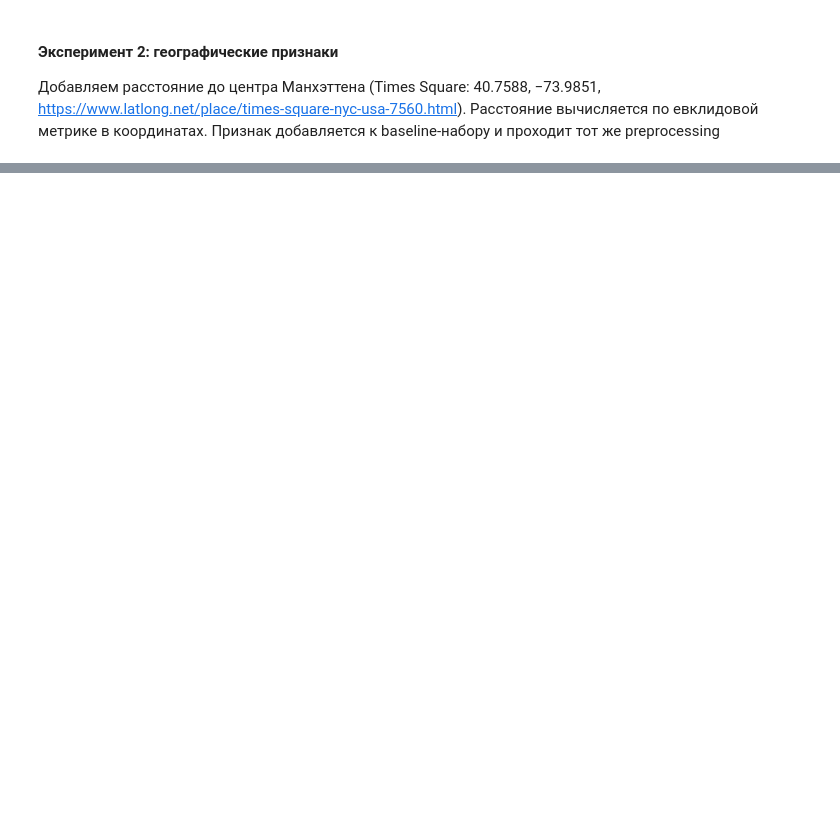
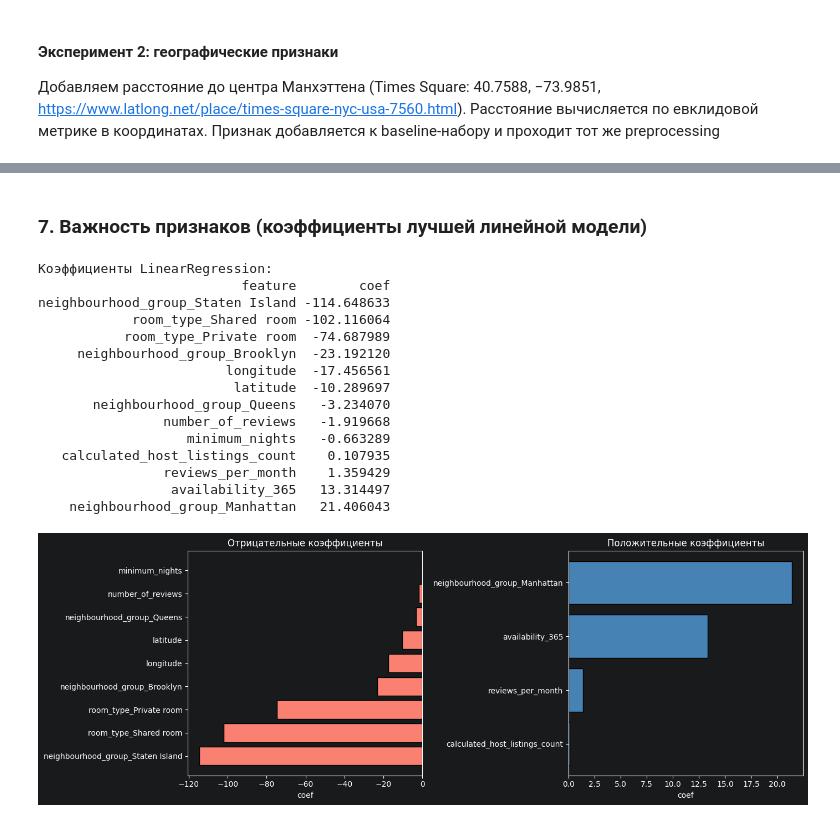
Before and after one commit to togoltsova/ML-Basic, a Jupyter notebook: homework_10/homework_10_fix.ipynb, the cells around one changed output, grey strips where cells are left out. Cells and saved outputs as stored; diff of their text form; code cells hidden in the pictures; blank space fills up the shorter version.

```diff
--- a/homework_10/homework_10_fix.ipynb
+++ b/homework_10/homework_10_fix.ipynb
@@ -899,0 +1130,45 @@ X_train_exp2[['latitude', 'longitude', 'dist_to_center']].head()
+# %% [markdown]
+### 7. Важность признаков (коэффициенты лучшей линейной модели)
+# %%
+# Коэффициенты модели
+coef_df = pd.DataFrame({
+    'feature': baseline_col_names,
+    'coef': best_baseline_model.coef_,
+}).sort_values('coef')
+
+print(f'Коэффициенты {best_baseline_name}:')
+print(coef_df.to_string(index=False))
+
+fig, axes = plt.subplots(1, 2, figsize=(14, 5))
+
+# Наиболее отрицательные
+neg = coef_df[coef_df['coef'] < 0].sort_values('coef')
+axes[0].barh(neg['feature'], neg['coef'], color='salmon', edgecolor='black')
+axes[0].set_title('Отрицательные коэффициенты')
+axes[0].set_xlabel('coef')
+
+# Наиболее положительные
+pos = coef_df[coef_df['coef'] > 0].sort_values('coef')
+axes[1].barh(pos['feature'], pos['coef'], color='steelblue', edgecolor='black')
+axes[1].set_title('Положительные коэффициенты')
+axes[1].set_xlabel('coef')
+
+plt.tight_layout()
+plt.show()
+# %% [output]
+Коэффициенты LinearRegression:
+                          feature        coef
+neighbourhood_group_Staten Island -114.648633
+            room_type_Shared room -102.116064
+           room_type_Private room  -74.687989
+     neighbourhood_group_Brooklyn  -23.192120
+                        longitude  -17.456561
+                         latitude  -10.289697
+       neighbourhood_group_Queens   -3.234070
+                number_of_reviews   -1.919668
+                   minimum_nights   -0.663289
+   calculated_host_listings_count    0.107935
+                reviews_per_month    1.359429
+                 availability_365   13.314497
+    neighbourhood_group_Manhattan   21.406043
+[figure, added]
```
Also changed, not shown: parts of 29 cells of this notebook.
